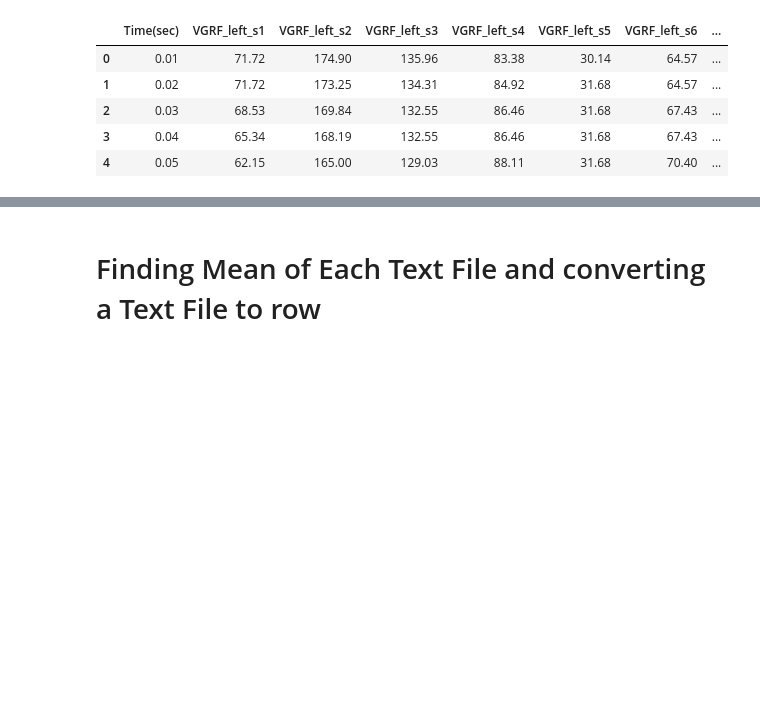
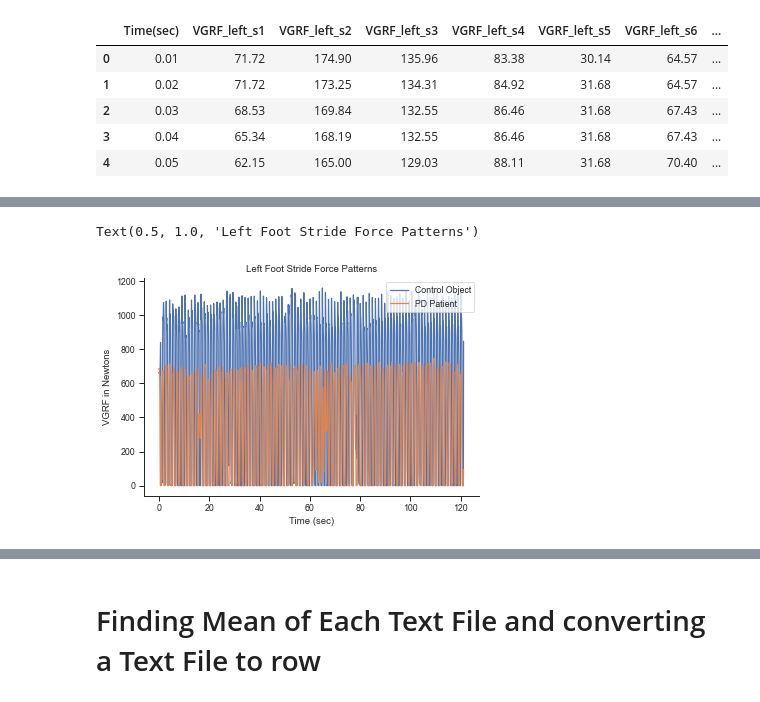
Before and after one commit to akd0510/Parkinson-Disease-Prediction-, a Jupyter notebook: Parkinson Disease Prediction using Gabor Filters.ipynb, the cells around one changed output, grey strips where cells are left out. Cells and saved outputs as stored; diff of their text form; code cells hidden in the pictures; blank space fills up the shorter version.

```diff
--- a/Parkinson Disease Prediction using Gabor Filters.ipynb
+++ b/Parkinson Disease Prediction using Gabor Filters.ipynb
@@ -65,0 +77,14 @@ dfPt.head()
+# %%
+plt.figure()
+plt.plot(dfCo['Time(sec)'], dfCo['Total_force_left'], label="Control Object")
+plt.plot(dfPt['Time(sec)'], dfPt['Total_force_left'], label="PD Patient")
+plt.legend(loc=1)
+plt.xlabel("Time (sec)")
+plt.ylabel("VGRF in Newtons")
+ax = plt.gca()
+ax.spines['right'].set_visible(False)
+ax.spines['top'].set_visible(False)
+plt.title("Left Foot Stride Force Patterns")
+# %% [output]
+Text(0.5, 1.0, 'Left Foot Stride Force Patterns')
+[figure, added]
```
Also changed, not shown: parts of 58 cells of this notebook.
